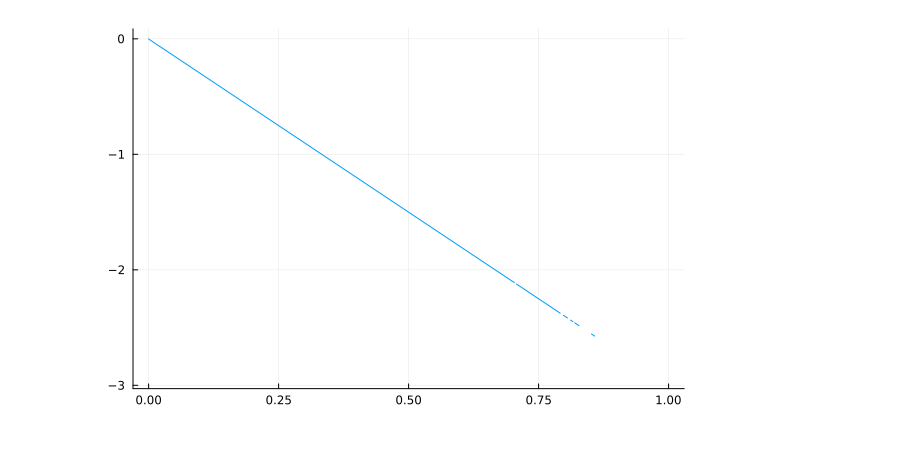
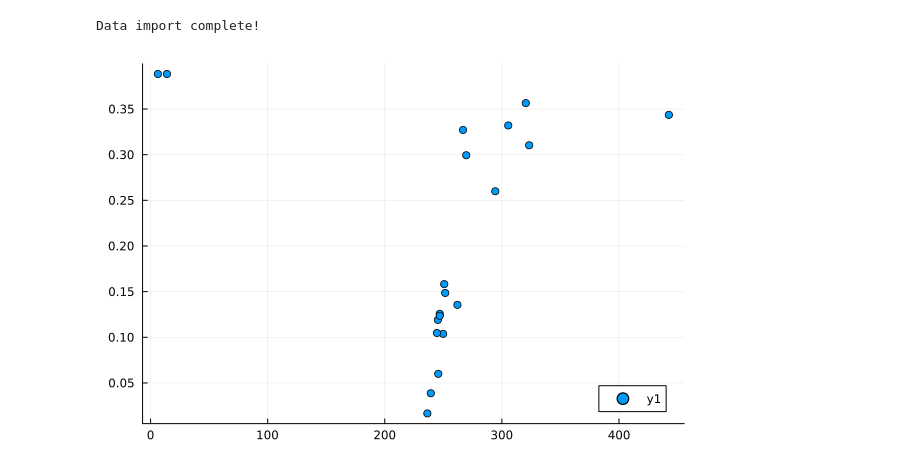
Before and after one commit to cjmerzbacher/joint-simulator, a Jupyter notebook: beta_carotene/bcar_test.ipynb, the cells around one changed output. Cells and saved outputs as stored; diff of their text form; code cells hidden in the pictures.

```diff
--- a/beta_carotene/bcar_test.ipynb
+++ b/beta_carotene/bcar_test.ipynb
@@ -94,4 +11,11 @@ plot(data.v_p, [data.p data.ipddi data.ipdps], layout=(3, 1), legend=false)
-# %%
-plot(data.v_p,data.ipddi+data.ipdps, legend=false)
-# %% [output]
-[figure, removed]
+# %%
+fba_data_total = CSV.read(home_path * "beta_carotene/exp_data/sim_fba_data_1000.csv", DataFrame)
+ode_data_total = CSV.read(home_path * "beta_carotene/exp_data/sim_ode_data_1000.csv", DataFrame)
+sum_data_total = CSV.read(home_path * "beta_carotene/exp_data/sum_data_1000.csv", DataFrame)
+println("Data import complete!")
+# %% [output]
+Data import complete!
+# %%
+plot(sum_data_total.bcar_tot, sum_data_total.delta_lam, seriestype=:scatter)
+# %% [output]
+[figure, added]
```
Also changed, not shown: parts of 8 cells of this notebook, 3 other files.
